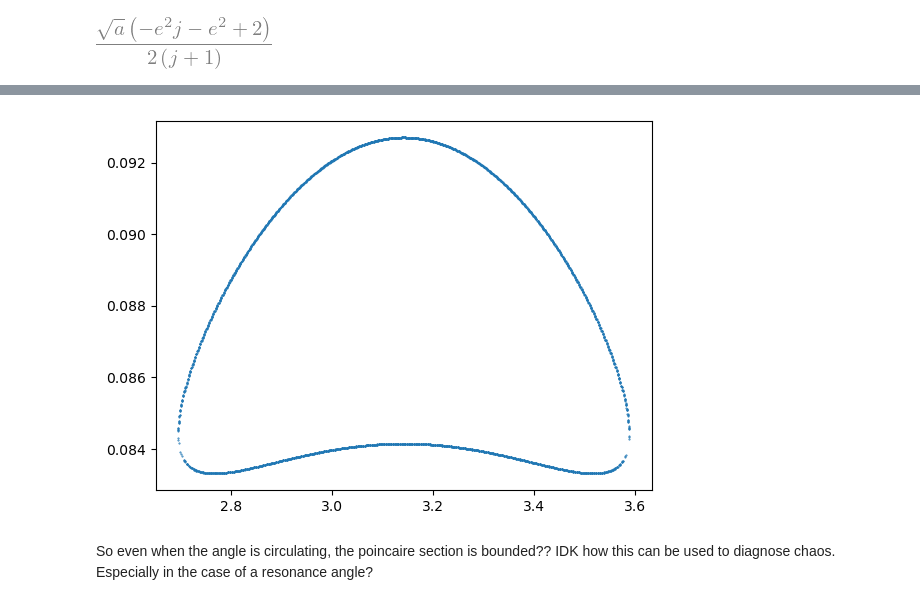
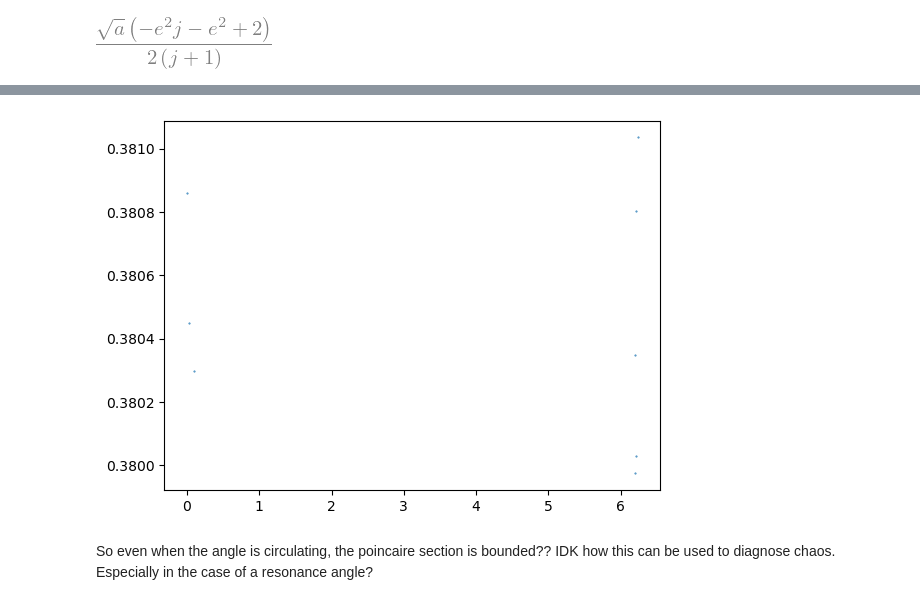
Before and after one commit to jtlaune/wc-apsidal-precession, a Jupyter notebook: paper-2-poincaire.ipynb, the cells around one changed output, grey strips where cells are left out. Cells and saved outputs as stored; diff of their text form; code cells hidden in the pictures.

```diff
--- a/paper-2-poincaire.ipynb
+++ b/paper-2-poincaire.ipynb
@@ -43,12 +43,12 @@ np_sel = 1.
 ap_sel = np_sel**(-2./3)
 params = {
     j: 2,
-    mup: 1e-3,
+    mup: 5e-5,
     bp: 1.5455341716765871,
     b: 1.8956507412695471,
     b1_3_2: 0,  # 12.08476062046314,
     b2_3_2: 0,  # 10.485706741948807,
-    ep: 0.1,
+    ep: 0.03,
     om: 1e-3,
     omp: 1e-2,
     np:np_sel,
@@ -139,11 +139,11 @@ _ = lambdify([th, thp, J, Jp], _)
 #plt.show()
 # %%
 th0val = npy.pi
-thpval = 1
-Hval = -1.1474#-1.14488161255
-Jval = 0.06#0.00000001
+thpval = 0
+Hval = -1.1485243#-1.14488161255
+Jval = 0.0001
 
-Jpval = brentq(lambda x: _(th0val, thpval, Jval, x)-Hval, 0,0.32,xtol=1e-16)
+Jpval = brentq(lambda x: _(th0val, thpval, Jval, x)-Hval, 0,0.381,xtol=1e-16)
 
 initconds = [
     th0val,
@@ -188,8 +188,8 @@ def section_th(t, x0):
 #section_thp.direction = -1
 #section_th.direction = 1
 
-teval = npy.linspace(0, 2 * npy.pi * 1e5, 10000)
-#teval = npy.linspace(0, 2 * npy.pi * 1e4, 10000)
+#teval = npy.linspace(0, 2 * npy.pi * 1e5, 10000)
+teval = npy.linspace(0, 2 * npy.pi * 1e4, 10000)
 sol = sp.integrate.solve_ivp(
     func,
     [teval[0], teval[-1]],
@@ -214,25 +214,27 @@ plt.show()
 # %%
-ev = sol.y_events[0]
-te = sol.t_events[0]
-#ev = sol.y_events[1]
-#te = sol.t_events[1]
+#ev = sol.y_events[0]
+#te = sol.t_events[0]
+ev = sol.y_events[1]
+te = sol.t_events[1]
 
-#evthp = (ev[:,1]+npy.pi) % (2*npy.pi) - npy.pi
-#inds =npy.abs(evthp)<0.1
-evthp = (ev[:,1]) % (2*npy.pi)
-inds =npy.abs(evthp-npy.pi)<0.1
+evthp = (ev[:,1]+npy.pi) % (2*npy.pi) - npy.pi
+inds =npy.abs(evthp)<0.1
+#evthp = (ev[:,1]) % (2*npy.pi)
+#inds =npy.abs(evthp-npy.pi)<0.1
 
-X = ev[:,0] % (2*npy.pi)
-Y = ev[:,2]
+X = ev[:,1] % (2*npy.pi)
+Y = ev[:,3]
+#X = ev[:,0] % (2*npy.pi)
+#Y = ev[:,2]
 #Y = ev[:,2]+ev[:,3]
 
 #inds = npy.isclose(X,0)
 
 plt.clf()
 plt.scatter(X[inds],Y[inds],s=0.2)
 plt.show()
 # %% [output]
-[figure, old version]
+[figure, new version]
 # %% [markdown]
 So even when the angle is circulating, the poincaire section is bounded?? IDK how this can be used to diagnose chaos. Especially in the case of a resonance angle?
 # %%
```
Also changed, not shown: parts of 6 cells of this notebook.
